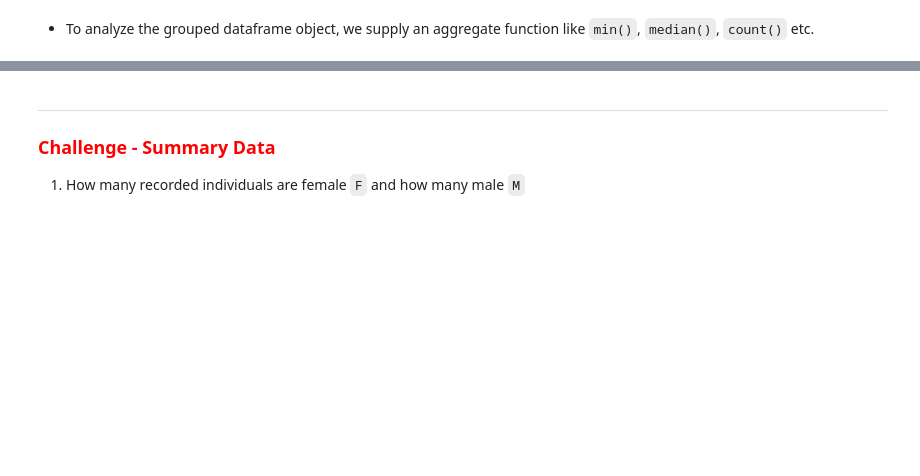
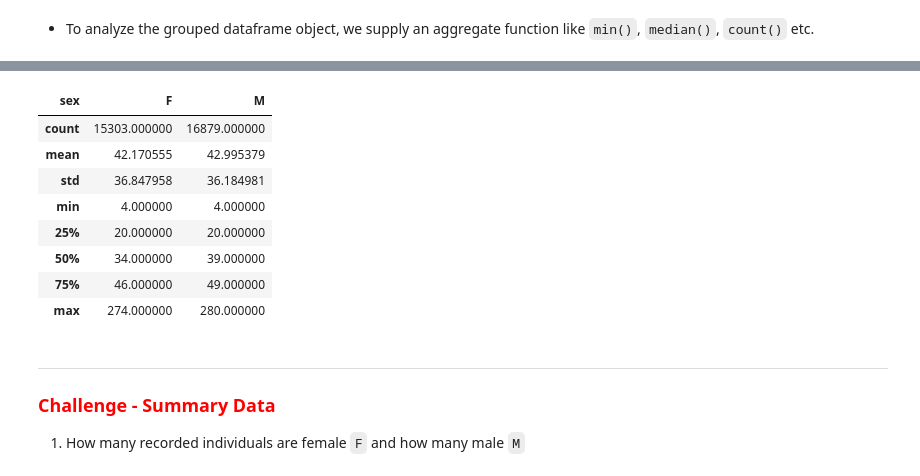
Before and after one commit to nmshintaku/ScientificComputing, a Jupyter notebook: 2-Pandas/2-Analyzing-data-with-Pandas.ipynb, the cells around one changed output, grey strips where cells are left out. Cells and saved outputs as stored; diff of their text form; code cells hidden in the pictures; blank space fills up the shorter version.

```diff
--- a/2-Pandas/2-Analyzing-data-with-Pandas.ipynb
+++ b/2-Pandas/2-Analyzing-data-with-Pandas.ipynb
@@ -280,6 +444,16 @@ grouped_data[['hindfoot_length','weight']].median()
 # %%
 # Or, use the describe function to reveal all summary stats for the grouped data
-grouped_data['weight'].describe()
+grouped_data['weight'].describe().T #.T transposes the table
+# %% [output]
+| sex | F | M |
+| count | 15303.000000 | 16879.000000 |
+| mean | 42.170555 | 42.995379 |
+| std | 36.847958 | 36.184981 |
+| min | 4.000000 | 4.000000 |
+| 25% | 20.000000 | 20.000000 |
+| 50% | 34.000000 | 39.000000 |
+| 75% | 46.000000 | 49.000000 |
+| max | 274.000000 | 280.000000 |
 # %% [markdown]
 ---
 ### <font color='red'>Challenge - Summary Data </font>
```
Also changed, not shown: parts of 30 cells of this notebook, 1 other file.
